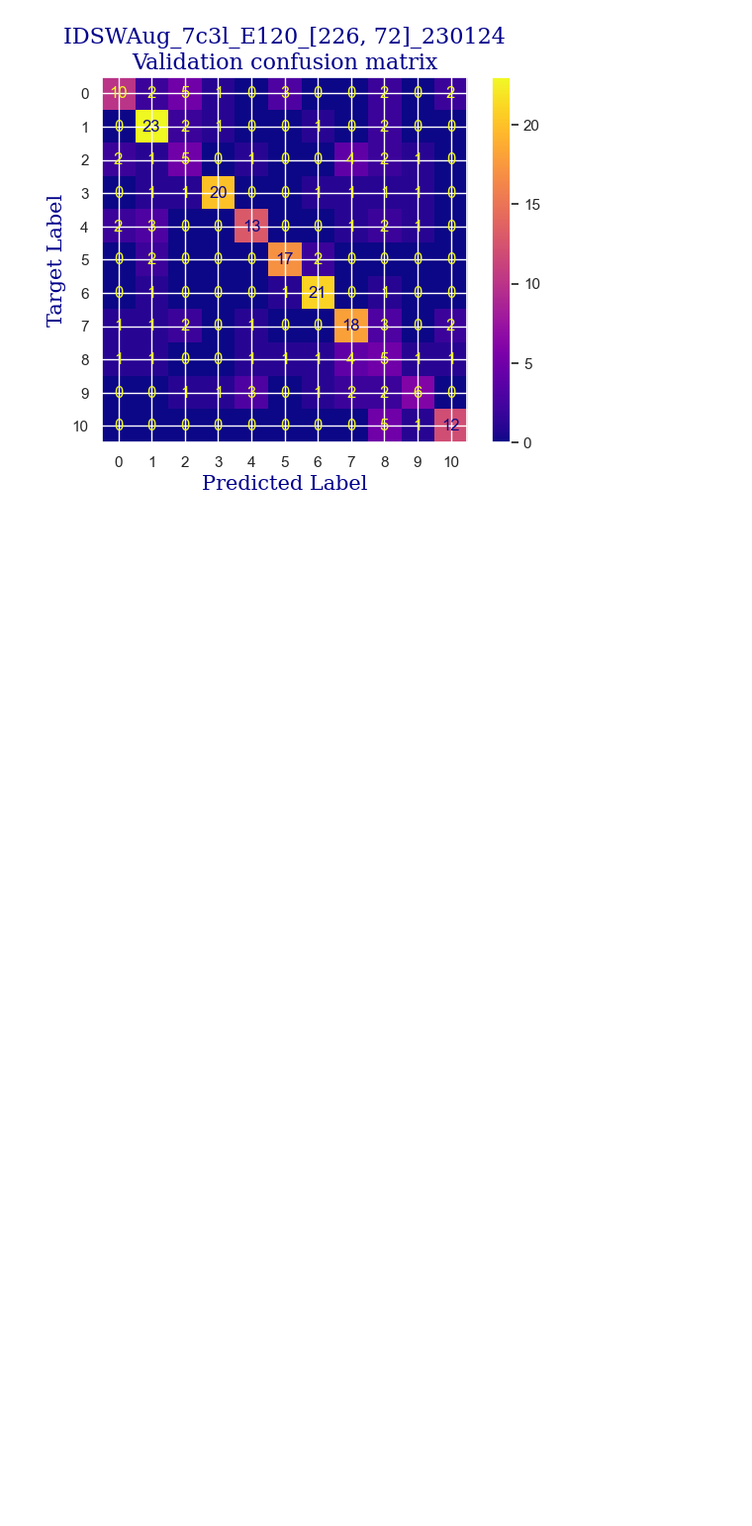
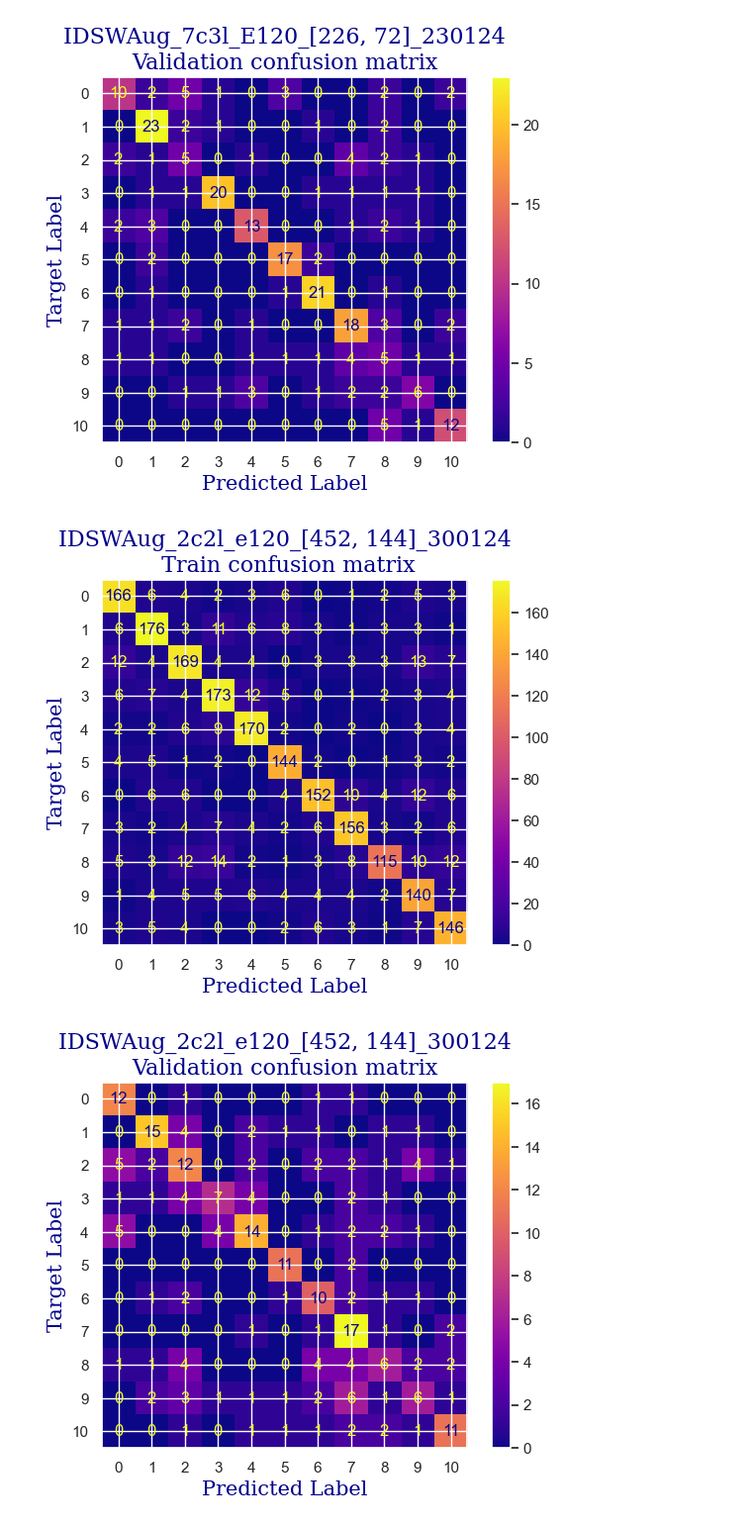
Before and after one commit to Naybellez/antvis, a Jupyter notebook: optics/Loading_pickles.ipynb, the cells around one changed output. Shown at 99% size. Saved outputs shown, nothing was run; the diff lists cells and outputs as text; code cells hidden in the pictures; blank space fills up the shorter version.

```diff
--- a/optics/Loading_pickles.ipynb
+++ b/optics/Loading_pickles.ipynb
@@ -238,8 +229,8 @@ run_name_4c3l_452144 = dict_4c3l_452144['Run']
 """
 
 
-file_path_5715 = "/its/home/nn268/antvis/antvis/optics/pickles/IDSWAug_2c2l_e120_[57, 15]_300124.pkl"# IDSW_IDSW_2c2l_120_220123_rerun_120e#'/its/home/nn268/antvis/antvis/optics/pickles/IDSW_VGG16_fine_MNIST_test_122023.pkl'#'/its/home/nn268/antvis/antvis/optics/pickles/IDSW_VGG16_fine_cifar_20_122023.pkl'#'/its/home/nn268/antvis/antvis/optics/pickles/IDSW_5c3l_150_112023.pkl' #'/its/home/nn268/antvis/antvis/optics/pickles/IDSW_3c2l_150_112023.pkl'
-with open(file_path, 'rb') as f:
+file_path_5715 = "/its/home/nn268/antvis/antvis/optics/pickles/IDSWAug_2c2l_e120_[57, 15]_DL_050224.pkl"# IDSW_IDSW_2c2l_120_220123_rerun_120e#'/its/home/nn268/antvis/antvis/optics/pickles/IDSW_VGG16_fine_MNIST_test_122023.pkl'#'/its/home/nn268/antvis/antvis/optics/pickles/IDSW_VGG16_fine_cifar_20_122023.pkl'#'/its/home/nn268/antvis/antvis/optics/pickles/IDSW_5c3l_150_112023.pkl' #'/its/home/nn268/antvis/antvis/optics/pickles/IDSW_3c2l_150_112023.pkl'
+with open(file_path_5715, 'rb') as f:
     dict2c2l_5715 = pickle.load(f)
 
 file_2_5715 = "/its/home/nn268/antvis/antvis/optics/pickles/IDSW_3c2l_e120_[57, 15]_300124.pkl"#IDSW_3c2l_e120_res452144_220124.pkl"#IDSW_IDSW_2c2l_120_220123_rerun_120e.pkl" #IDSW_VGG16_fine_80_112023.pkl"
@@ -247,7 +238,7 @@ with open(file_2_5715, 'rb') as f:
     dict_3c2l_5715 = pickle.load(f)
 
 file_3_5715 = "/its/home/nn268/antvis/antvis/optics/pickles/IDSW_4c3l_E120_[57, 15]_310124.pkl" #BATCHTEST_IDSW_7c3l_E120_230124.pkl" #IDSW_VGG16_fine_80_112023.pkl"
-with open(file_3, 'rb') as f:
+with open(file_3_5715, 'rb') as f:
     dict_4c3l_5715 = pickle.load(f)
 
 t_loss_list_2c2l_5715 = dict2c2l_5715['t_loss_list']#[i.detach().numpy() for i in dict['t_loss_list']]
@@ -669,3 +702,60 @@ plot_confusion(v_predict_list_7c3l[-1], v_label_list_7c3l[-1], title='Validation
 [figure]
 [figure]
 [figure]
+# %%
+# 452144
+
+"""
+dict2c2l_22672
+dict3c2l_22672
+dict4c3l_22672
+dict7c3l_22672
+"""
+# 2c2l
+t_predict_list_2c2l_452144 = dict2c2l_452144['t_predict_list']
+v_predict_list_2c2l_452144 = dict2c2l_452144['v_predict_list']
+t_label_list_2c2l_452144 = dict2c2l_452144['t_labels']
+v_label_list_2c2l_452144 = dict2c2l_452144['v_labels']
+test_pred_2c2l_452144 = dict2c2l_452144['test_predictions']
+test_lab_2c2l_452144 = dict2c2l_452144['test_labels']
+
+# 3c2l
+t_predict_list_3c2l_452144 = dict_3c2l_452144['t_predict_list']
+v_predict_list_3c2l_452144 = dict_3c2l_452144['v_predict_list']
+t_label_list_3c2l_452144 = dict_3c2l_452144['t_labels']
+v_label_list_3c2l_452144 = dict_3c2l_452144['v_labels']
+test_pred_3c2l_452144 = dict_3c2l_452144['test_predictions']
+test_lab_3c2l_452144 = dict_3c2l_452144['test_labels']
+
+
+# 4c3l
+t_predict_list_4c3l_452144 = dict_4c3l_452144['t_predict_list']
+v_predict_list_4c3l_452144 = dict_4c3l_452144['v_predict_list']
+t_label_list_4c3l_452144 = dict_4c3l_452144['t_labels']
+v_label_list_4c3l_452144 = dict_4c3l_452144['v_labels']
+test_pred_4c3l_452144 = dict_4c3l_452144['test_predictions']
+test_lab_4c3l_452144 = dict_4c3l_452144['test_labels']
+
+# 7c3l
+#t_predict_list_7c3l_452144 = dict_7c3l_452144['t_predict_list']
+#v_predict_list_7c3l_452144 = dict_7c3l_452144['v_predict_list']
+#t_label_list_7c3l_452144 = dict_7c3l_452144['t_labels']
+#v_label_list_7c3l_452144 = dict_7c3l_452144['v_labels']
+#test_pred_7c3l_452144 = dict_7c3l_452144['test_predictions']
+#test_lab_7c3l_452144 = dict_7c3l_452144['test_labels']
+
+
+plot_confusion(t_predict_list_2c2l_452144[-1], t_label_list_2c2l_452144[-1], title=' Train confusion matrix',run_name=run_name_2c2l_452144, save_location= r"/its/home/nn268/antvis/antvis/optics/graphs/")
+plot_confusion(v_predict_list_2c2l_452144[-1], v_label_list_2c2l_452144[-1], title='Validation confusion matrix',run_name=run_name_2c2l_452144, save_location= r"/its/home/nn268/antvis/antvis/optics/graphs/")
+
+plot_confusion(t_predict_list_3c2l_452144[-1], t_label_list_3c2l_452144[-1], title='Train confusion matrix', run_name=run_name_3c2l_452144,save_location= r"/its/home/nn268/antvis/antvis/optics/graphs/")
+plot_confusion(v_predict_list_3c2l_452144[-1], v_label_list_3c2l_452144[-1], title='Validation confusion matrix',run_name=run_name_3c2l_452144, save_location= r"//its/home/nn268/antvis/antvis/optics/graphs/")
+
+plot_confusion(t_predict_list_4c3l_452144[-1], t_label_list_4c3l_452144[-1], title='Train confusion matrix', run_name=run_name_4c3l_452144,save_location= r"/its/home/nn268/antvis/antvis/optics/graphs/")
+plot_confusion(v_predict_list_4c3l_452144[-1], v_label_list_4c3l_452144[-1], title='Validation confusion matrix', run_name=run_name_4c3l_452144, save_location= r"/its/home/nn268/antvis/antvis/optics/graphs/")
+
+#plot_confusion(t_predict_list_7c3l_452144[-1], t_label_list_7c3l_452144[-1], title='Train confusion matrix',run_name=run_name_7c3l_452144, save_location= r"/its/home/nn268/antvis/antvis/optics/graphs/")
+#plot_confusion(v_predict_list_7c3l_452144[-1], v_label_list_7c3l_452144[-1], title='Validation confusion matrix', run_name=run_name_7c3l_452144,save_location= r"/its/home/nn268/antvis/antvis/optics/graphs/")
+# %% [output]
+[figure, added]
+[figure, added]
```
Also changed, not shown: parts of 9 cells of this notebook, 17 other files.
